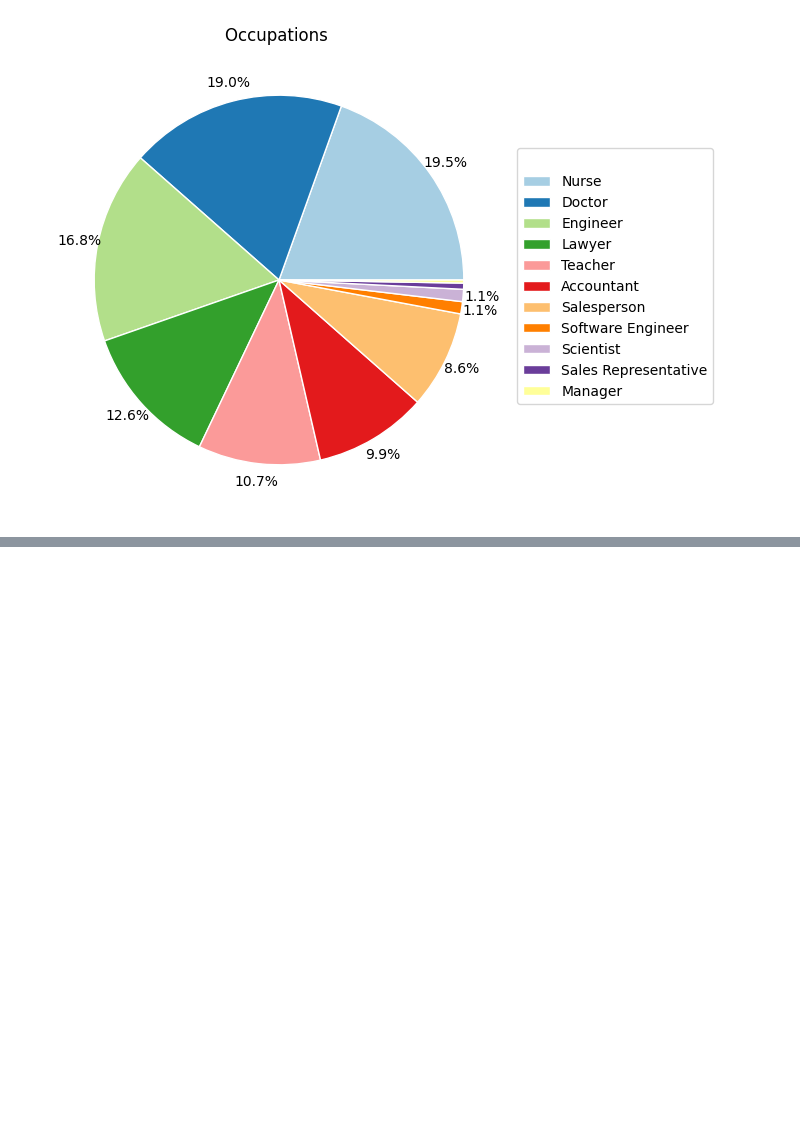
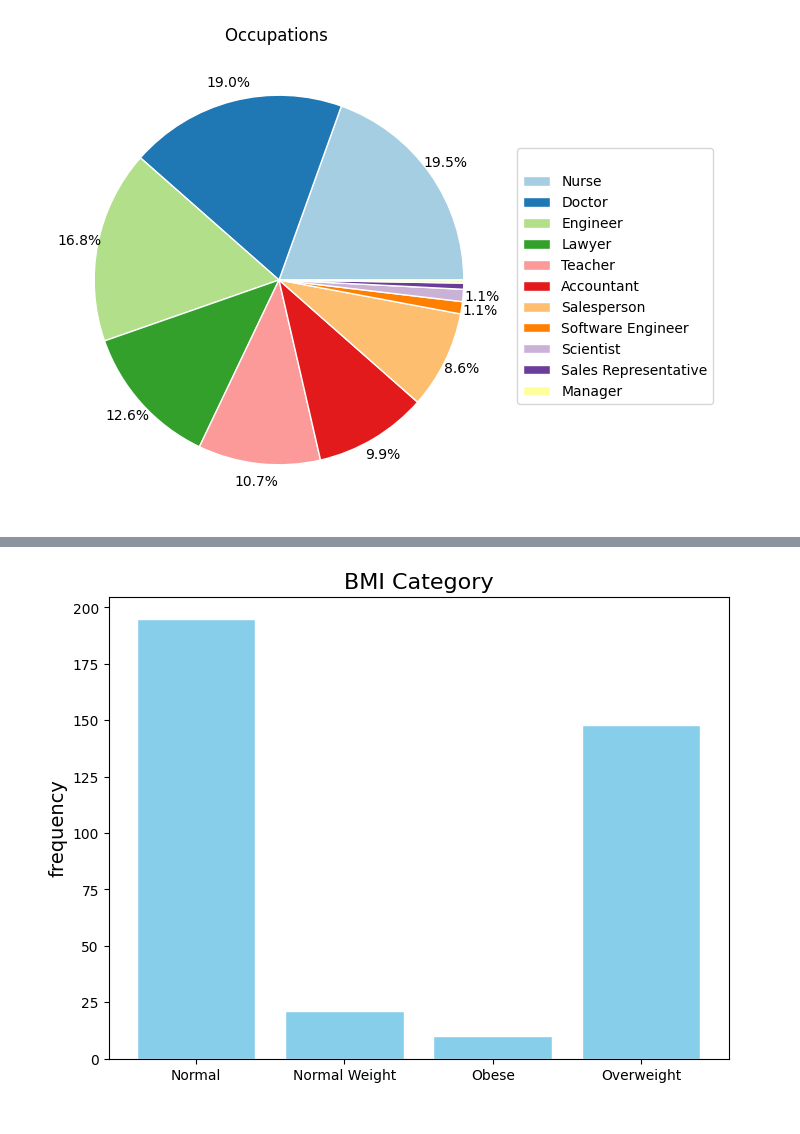
Before and after one commit to katyasva/Refresher, a Jupyter notebook: first_notebook.ipynb, the cells around one changed output, grey strips where cells are left out. Saved outputs shown, nothing was run; the diff lists cells and outputs as text; code cells hidden in the pictures; blank space fills up the shorter version.

```diff
--- a/first_notebook.ipynb
+++ b/first_notebook.ipynb
@@ -123,0 +151,12 @@ plt.show()
+# %%
+plt.figure(figsize=(8, 6))
+category_counts = df['BMI Category'].value_counts().sort_index()
+plt.bar(category_counts.index, category_counts.values, color='skyblue', edgecolor='white')
+
+plt.title("BMI Category", fontsize=16)
+plt.xlabel("  ", fontsize=14)
+plt.ylabel("frequency", fontsize=14)
+plt.savefig('bmi_barplot.png')
+plt.show()
+# %% [output]
+[figure, added]
```
Also changed, not shown: parts of 4 cells of this notebook, 5 other files.
